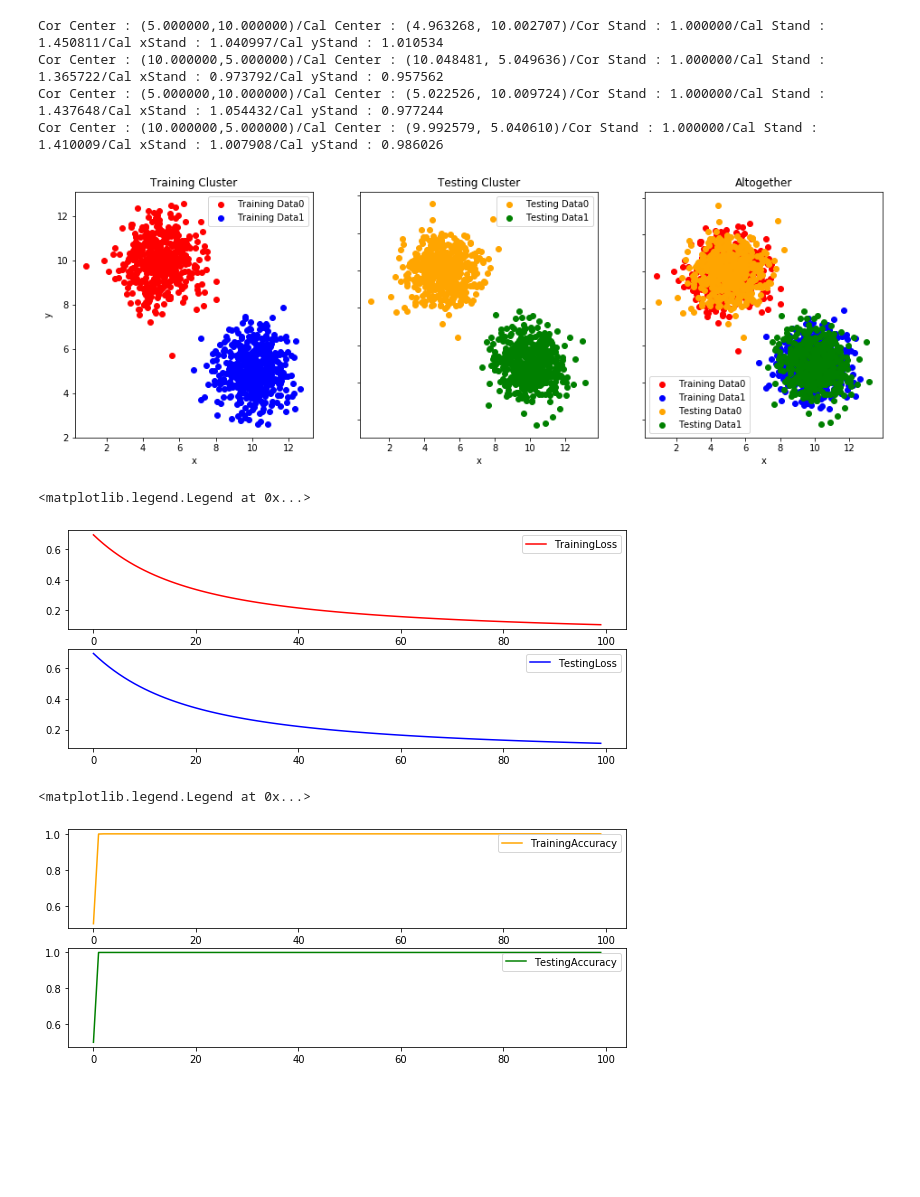
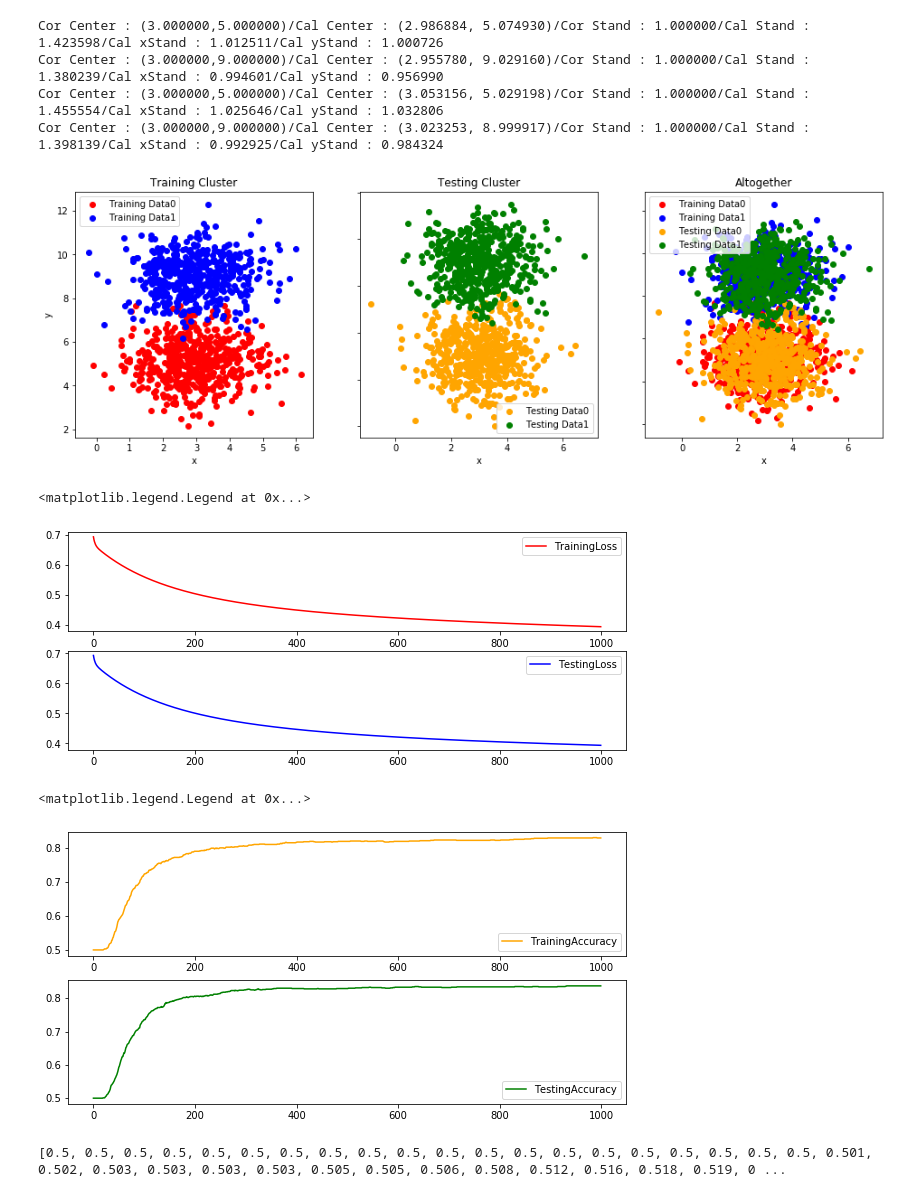
Before and after one commit to ljwon1995/MLAssignment1, a Jupyter notebook: Assignment1.ipynb, the cells around one changed output. Drawn from its saved outputs; the diff is of its cells as text; code cells hidden in the pictures; blank space fills up the shorter version.

Commit message:
Previous data set is calculated too fast. Adjust data set's center

```diff
--- a/Assignment1.ipynb
+++ b/Assignment1.ipynb
@@ -34,10 +34,10 @@ def doubleCheck(cluster, center, standard, num):
     print("Cor Center : (%f,%f)/Cal Center : (%f, %f)/Cor Stand : %f/Cal Stand : %f/Cal xStand : %f/Cal yStand : %f"  \
           %(center[0][0], center[1][0], xSum/num , ySum/num, standard, calStand, xStand, yStand))
 # %%
-center0 = [[5],[10]] #set center of cluster 0
+center0 = [[3],[5]] #set center of cluster 0
 standard0 = 1 #set standard of cluster 0
 
-center1 = [[10],[5]] #set center of cluster1
+center1 = [[3],[9]] #set center of cluster1
 standard1 = 1 #set standard of cluster1
 num = 500 #set learning number and testing number
 
@@ -53,10 +53,10 @@ doubleCheck(lrnCluster1, center1, standard1, num)
 doubleCheck(tstCluster0, center0, standard0, num)
 doubleCheck(tstCluster1, center1, standard1, num)
 # %% [output]
-Cor Center : (5.000000,10.000000)/Cal Center : (4.963268, 10.002707)/Cor Stand : 1.000000/Cal Stand : 1.450811/Cal xStand : 1.040997/Cal yStand : 1.010534
-Cor Center : (10.000000,5.000000)/Cal Center : (10.048481, 5.049636)/Cor Stand : 1.000000/Cal Stand : 1.365722/Cal xStand : 0.973792/Cal yStand : 0.957562
-Cor Center : (5.000000,10.000000)/Cal Center : (5.022526, 10.009724)/Cor Stand : 1.000000/Cal Stand : 1.437648/Cal xStand : 1.054432/Cal yStand : 0.977244
-Cor Center : (10.000000,5.000000)/Cal Center : (9.992579, 5.040610)/Cor Stand : 1.000000/Cal Stand : 1.410009/Cal xStand : 1.007908/Cal yStand : 0.986026
+Cor Center : (3.000000,5.000000)/Cal Center : (2.986884, 5.074930)/Cor Stand : 1.000000/Cal Stand : 1.423598/Cal xStand : 1.012511/Cal yStand : 1.000726
+Cor Center : (3.000000,9.000000)/Cal Center : (2.955780, 9.029160)/Cor Stand : 1.000000/Cal Stand : 1.380239/Cal xStand : 0.994601/Cal yStand : 0.956990
+Cor Center : (3.000000,5.000000)/Cal Center : (3.053156, 5.029198)/Cor Stand : 1.000000/Cal Stand : 1.455554/Cal xStand : 1.025646/Cal yStand : 1.032806
+Cor Center : (3.000000,9.000000)/Cal Center : (3.023253, 8.999917)/Cor Stand : 1.000000/Cal Stand : 1.398139/Cal xStand : 0.992925/Cal yStand : 0.984324
 # %%
 #plot the training and testing datasets
 
@@ -90,7 +90,7 @@ for ax in axs.flat:
 for ax in axs.flat:
     ax.label_outer()
 # %% [output]
-[figure, old version]
+[figure, new version]
 # %%
 #Using gradient descent algorithm
 
@@ -110,7 +110,7 @@ u = 0
 v = 0
 b = 0
 lrnStep = 0.01
-repeat = 100
+repeat = 1000
 
 
 
@@ -119,7 +119,7 @@ repeat = 100
 for step in range(repeat):
 
     #Gradient descent
-    L = 0.01     #Learning Loss
+    L = 0     #Learning Loss
     du = 0
     dv = 0
     db = 0
@@ -197,19 +197,23 @@ axs[0].legend()
 axs[1].legend()
 # %% [output]
 <matplotlib.legend.Legend at 0x...>
-[figure, old version]
+[figure, new version]
 # %%
-fig, axs = plt.subplots(2,1, figsize = (10,4))
+fig, axs = plt.subplots(2,1, figsize = (10,5))
 
 
 axs[0].plot(learningAcc, color = 'orange', label = "TrainingAccuracy")
 
 
 axs[1].plot(testingAcc, color = 'green', label = "TestingAccuracy")
 
 
 axs[0].legend()
 axs[1].legend()
 # %% [output]
 <matplotlib.legend.Legend at 0x...>
-[figure, old version]
+[figure, new version]
+# %%
+print(learningAcc)
+# %% [output]
+[0.5, 0.5, 0.5, 0.5, 0.5, 0.5, 0.5, 0.5, 0.5, 0.5, 0.5, 0.5, 0.5, 0.5, 0.5, 0.5, 0.5, 0.5, 0.5, 0.5, 0.501, 0.502, 0.503, 0.503, 0.503, 0.503, 0.505, 0.505, 0.506, 0.508, 0.512, 0.516, 0.518, 0.519, 0 ...
```
